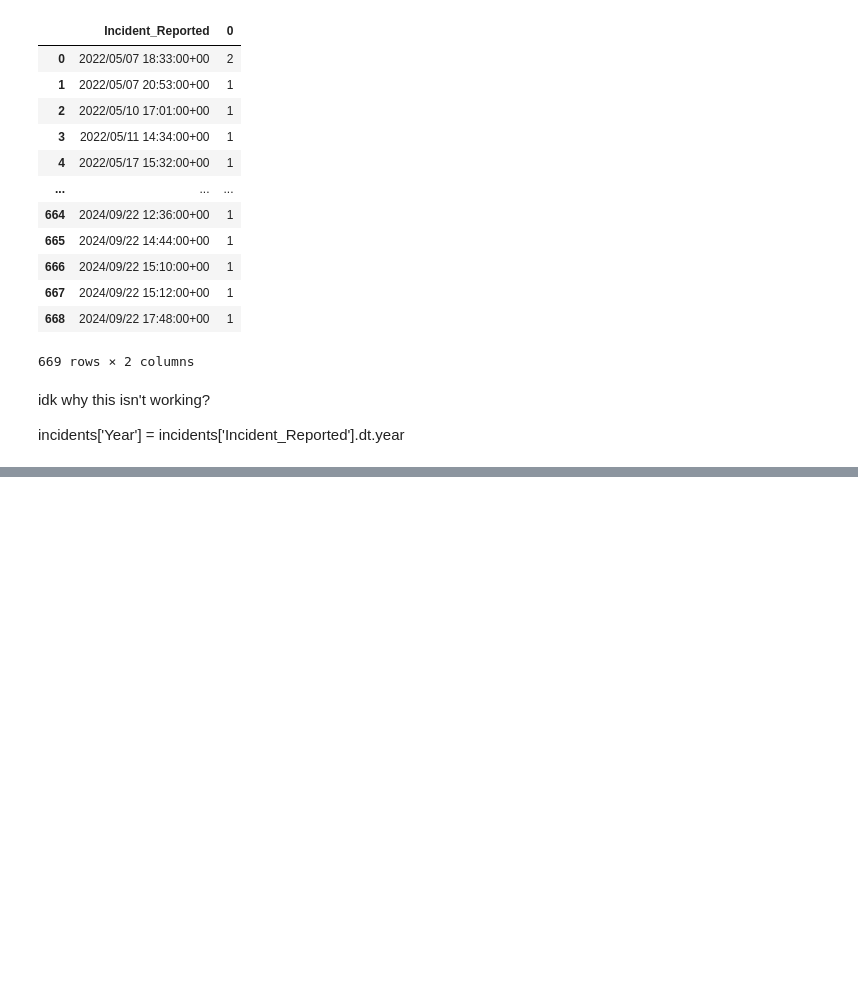
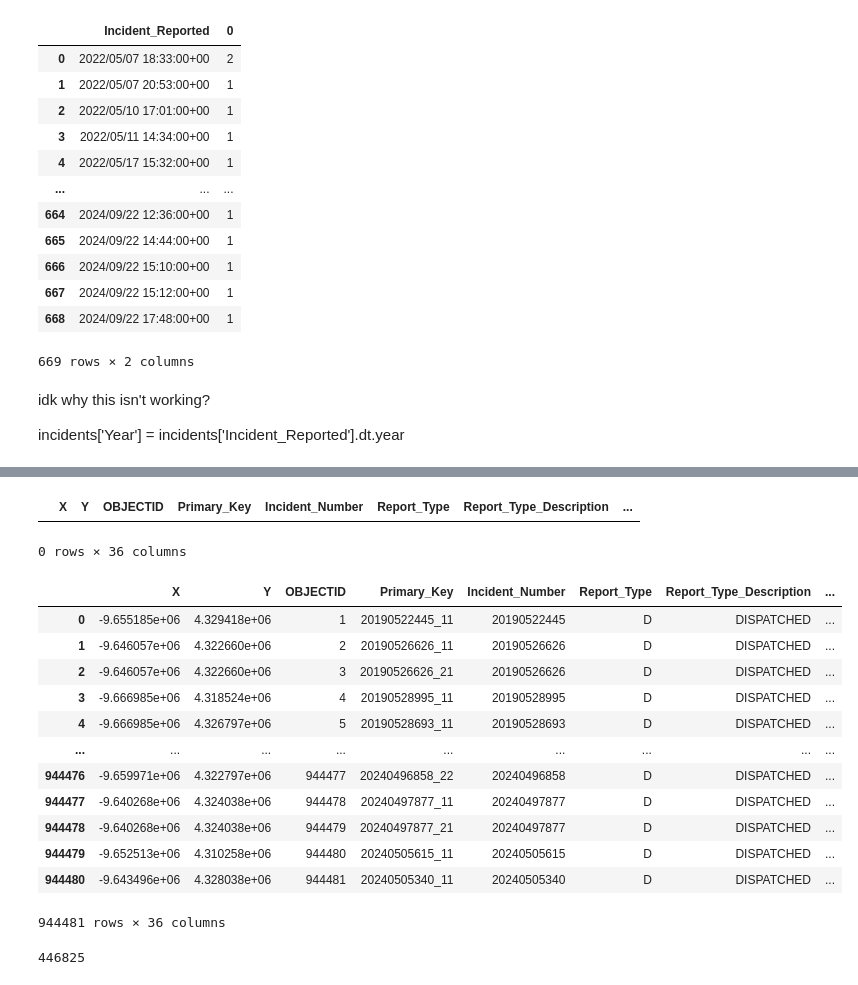
Before and after one commit to ericahen/capstone-da12, a Jupyter notebook: notebooks/police_data_eda.ipynb, the cells around one changed output, grey strips where cells are left out. Drawn from its saved outputs; the diff is of its cells as text; code cells hidden in the pictures; blank space fills up the shorter version.

```diff
--- a/notebooks/police_data_eda.ipynb
+++ b/notebooks/police_data_eda.ipynb
@@ -4,7 +4,7 @@ import numpy as np
 import matplotlib.pyplot as plt
 import seaborn as sns
 # %%
-police_data = pd.read_csv(r'C:\DA12\capstone\capstone-da12\data\metro school enrollment data\police calls for service data\Metro_Nashville_Police_Department_Incidents.csv', low_memory=False)
+police_data = pd.read_csv(r'C:\DA12\capstone\capstone-da12\data\police calls for service data\Metro_Nashville_Police_Department_Incidents.csv', low_memory=False)
 police_data.head()
 # %% [output]
 |  | X | Y | OBJECTID | Primary_Key | Incident_Number | Report_Type | Report_Type_Description | ... |
@@ -230,0 +266,26 @@ incidents['Year'] = incidents['Incident_Reported'].dt.year
+# %%
+police_data[police_data['ZIP_Code'] == 37013]
+# %% [output]
+|  | X | Y | OBJECTID | Primary_Key | Incident_Number | Report_Type | Report_Type_Description | ... |
+0 rows × 36 columns
+# %%
+police_data
+# %% [output]
+|  | X | Y | OBJECTID | Primary_Key | Incident_Number | Report_Type | Report_Type_Description | ... |
+| 0 | -9.655185e+06 | 4.329418e+06 | 1 | 20190522445_11 | 20190522445 | D | DISPATCHED | ... |
+| 1 | -9.646057e+06 | 4.322660e+06 | 2 | 20190526626_11 | 20190526626 | D | DISPATCHED | ... |
+| 2 | -9.646057e+06 | 4.322660e+06 | 3 | 20190526626_21 | 20190526626 | D | DISPATCHED | ... |
+| 3 | -9.666985e+06 | 4.318524e+06 | 4 | 20190528995_11 | 20190528995 | D | DISPATCHED | ... |
+| 4 | -9.666985e+06 | 4.326797e+06 | 5 | 20190528693_11 | 20190528693 | D | DISPATCHED | ... |
+| ... | ... | ... | ... | ... | ... | ... | ... | ... |
+| 944476 | -9.659971e+06 | 4.322797e+06 | 944477 | 20240496858_22 | 20240496858 | D | DISPATCHED | ... |
+| 944477 | -9.640268e+06 | 4.324038e+06 | 944478 | 20240497877_11 | 20240497877 | D | DISPATCHED | ... |
+| 944478 | -9.640268e+06 | 4.324038e+06 | 944479 | 20240497877_21 | 20240497877 | D | DISPATCHED | ... |
+| 944479 | -9.652513e+06 | 4.310258e+06 | 944480 | 20240505615_11 | 20240505615 | D | DISPATCHED | ... |
+| 944480 | -9.643496e+06 | 4.328038e+06 | 944481 | 20240505340_11 | 20240505340 | D | DISPATCHED | ... |
+944481 rows × 36 columns
+# %%
+zip_code_nan_count = police_data['ZIP_Code'].isna().sum()
+zip_code_nan_count
+# %% [output]
+446825
```
Also changed, not shown: parts of 7 cells of this notebook.
